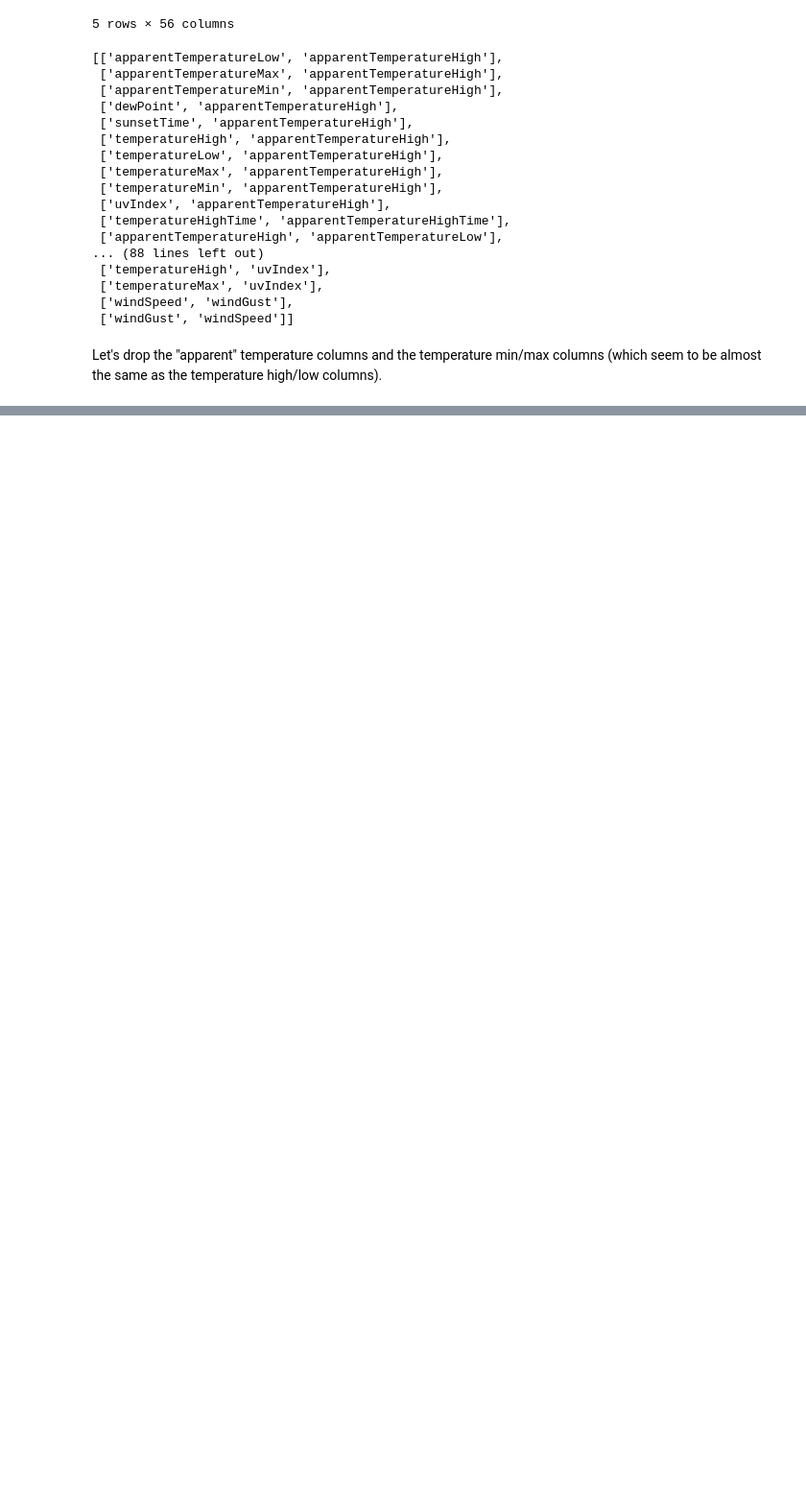
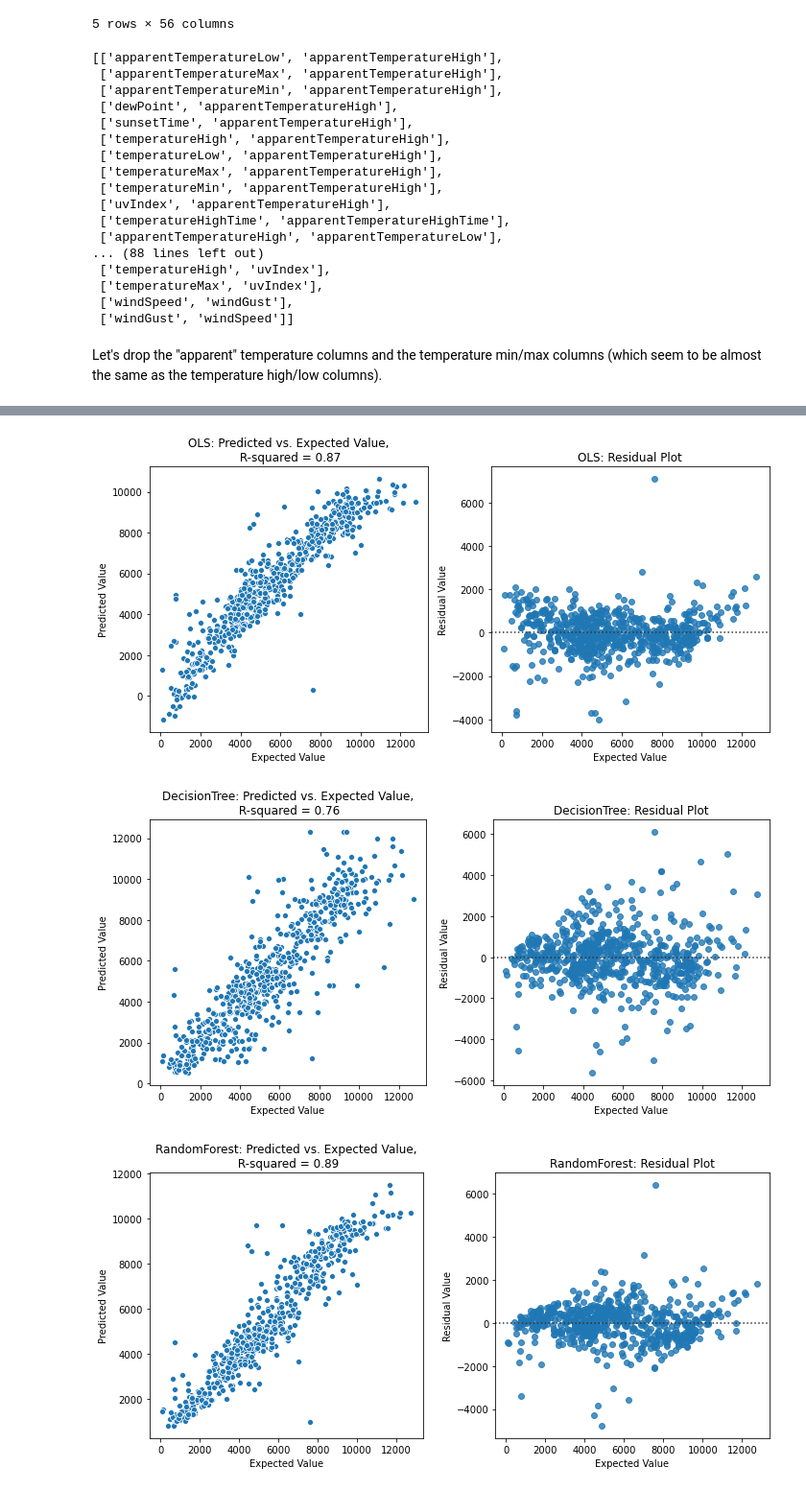
Before and after one commit to wvsharber/bike_seattle, a Jupyter notebook: notebooks/exploratory/Feature Evaluation and Modeling.ipynb, the cells around one changed output, grey strips where cells are left out. Shown at 96% size. Cells and saved outputs as stored; diff of their text form; code cells hidden in the pictures; blank space fills up the shorter version.

```diff
--- a/notebooks/exploratory/Feature Evaluation and Modeling.ipynb
+++ b/notebooks/exploratory/Feature Evaluation and Modeling.ipynb
@@ -110,0 +149,36 @@ sns.heatmap(corr_edit,
+# %%
+def regression_modeler(X_train, X_test, y_train, y_test, model):
+    reg = None
+    if model == 'OLS':
+        reg = LinearRegression()
+    elif model == 'DecisionTree':
+        reg = DecisionTreeRegressor()
+    elif model == 'RandomForest':
+        reg = RandomForestRegressor()
+    elif model == 'KNN':
+        reg = KNeighborsRegressor(n_neighbors = 10, weights = 'distance')
+    else:
+        print("Please provide a valid regressor model type")
+
+    reg.fit(X_train, y_train)
+    r2 = reg.score(X_test, y_test)
+    test_preds = reg.predict(X_test)
+    resids = y_test - test_preds
+
+    fig, ax = plt.subplots(1, 2, figsize = (10, 5))
+    sns.residplot(y_test, resids, ax = ax[1])
+    ax[1].set_title(f'{model}: Residual Plot')
+    ax[1].set_xlabel('Expected Value')
+    ax[1].set_ylabel('Residual Value')
+    sns.scatterplot(x = y_test, y = test_preds, ax = ax[0])
+    ax[0].set_title(f'{model}: Predicted vs. Expected Value,\n R-squared = {round(r2, 2)}')
+    ax[0].set_xlabel('Expected Value')
+    ax[0].set_ylabel('Predicted Value')
+    plt.tight_layout();
+# %%
+for x in ['OLS', 'DecisionTree', 'RandomForest', 'KNN']:
+    regression_modeler(X_train, X_test, y_train, y_test, x)
+# %% [output]
+[figure, added]
+[figure, added]
+[figure, added]
```
Also changed, not shown: parts of 19 cells of this notebook.
